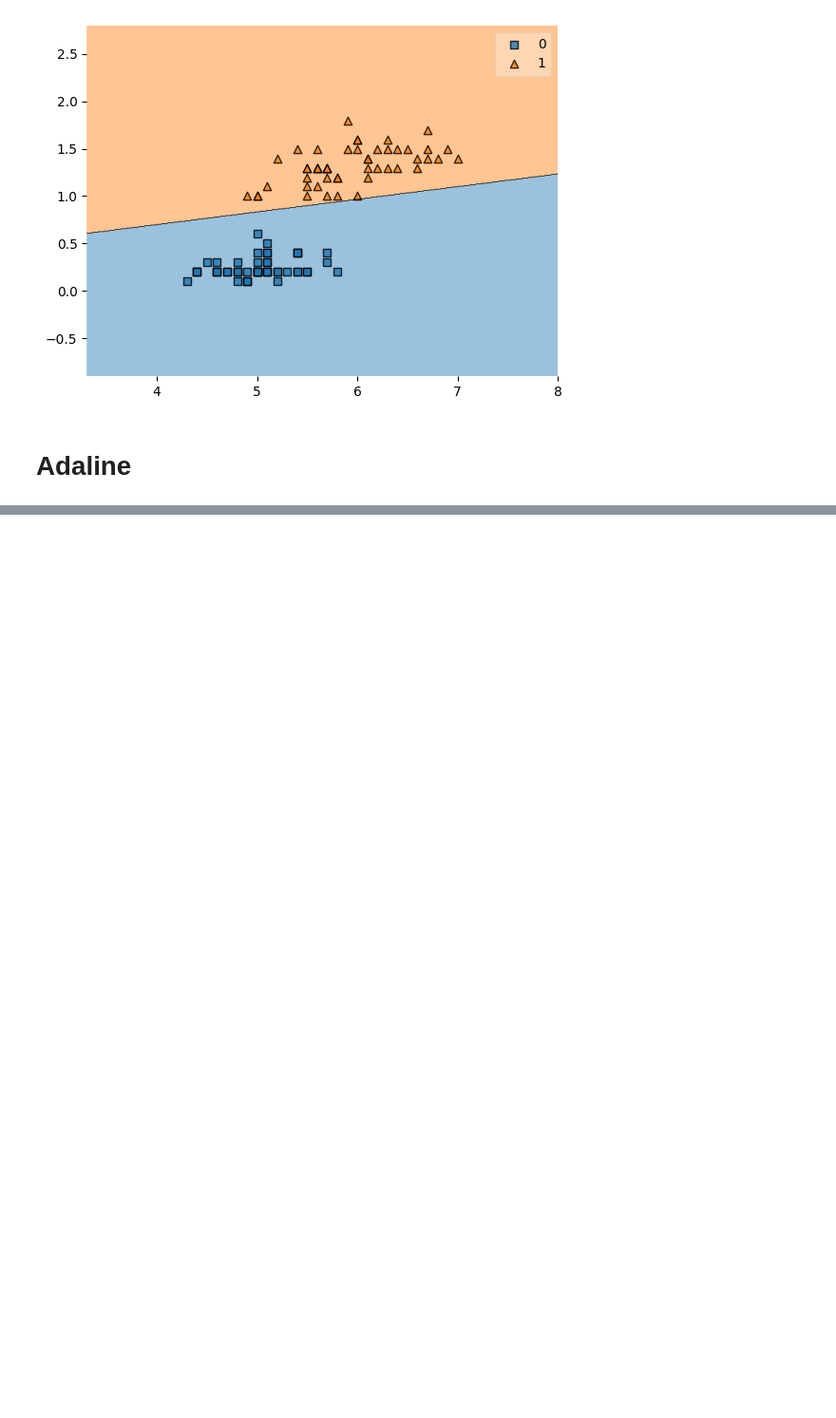
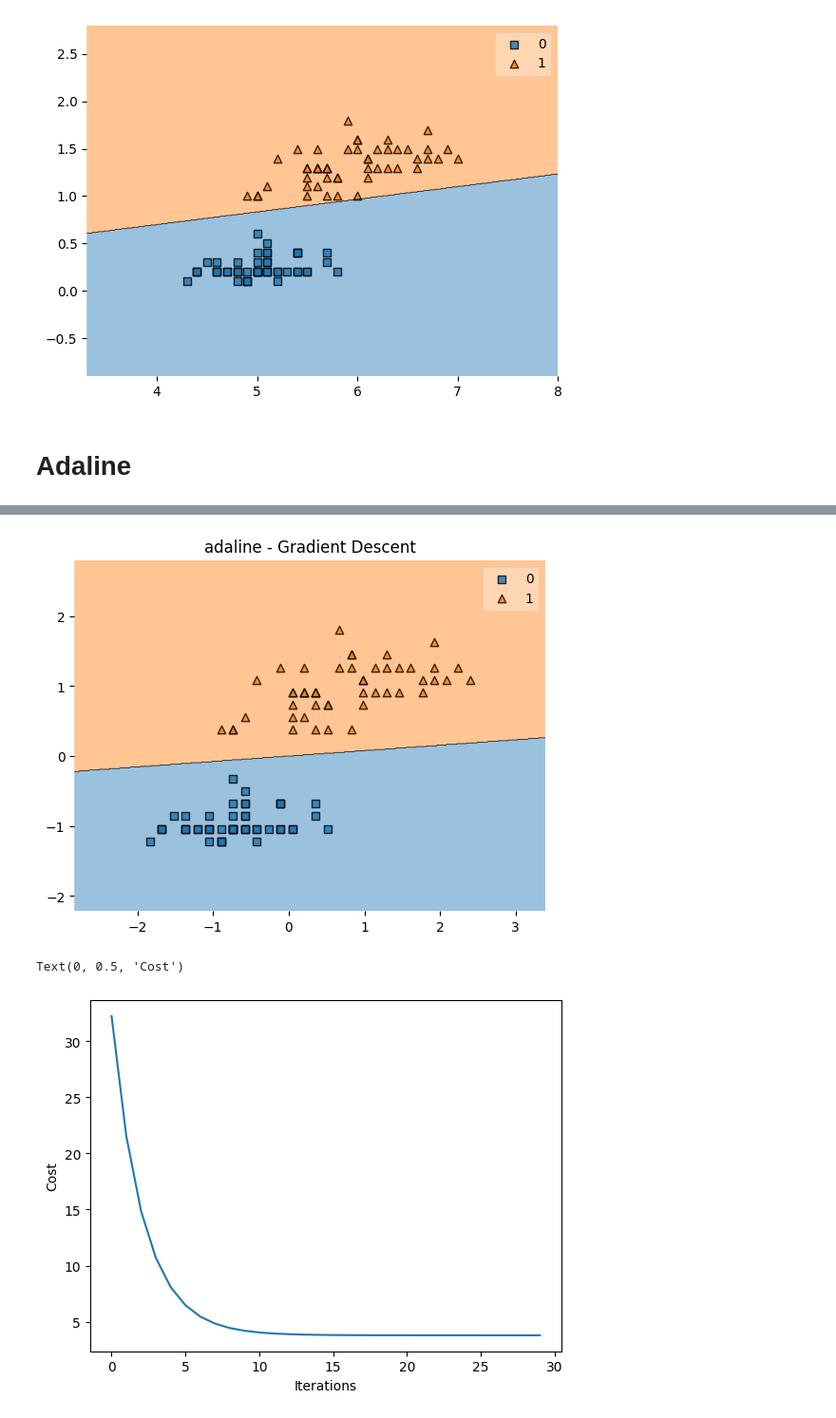
Before and after one commit to SandytheTraveller/ML-course-Labs, a Jupyter notebook: lecture_4.ipynb, the cells around one changed output, grey strips where cells are left out. Shown at 95% size. Cells and saved outputs as stored; diff of their text form; code cells hidden in the pictures; blank space fills up the shorter version.

```diff
--- a/lecture_4.ipynb
+++ b/lecture_4.ipynb
@@ -199,0 +237,19 @@ class AdalineGD:
+# %%
+X_scaled = StandardScaler().fit_transform(X)
+
+ada = Adaline(epochs=30,
+              eta=0.01,
+              minibatches=1, # for Gradient Descent Learning
+              random_seed=1,
+              print_progress=3
+)
+
+ada.fit(X_scaled, y)
+plot_decision_regions(X_scaled, y, clf=ada)
+plt.title('adaline - Gradient Descent')
+plt.show()
+
+plt.plot(range(len(ada.cost_)), ada.cost_)
+plt.xlabel('Iterations')
+plt.ylabel("Cost")
+# %% [output]
@@ -199,0 +257,3 @@ class AdalineGD:
+[figure, added]
+Text(0, 0.5, 'Cost')
+[figure, added]
```
Also changed, not shown: parts of 14 cells of this notebook.
